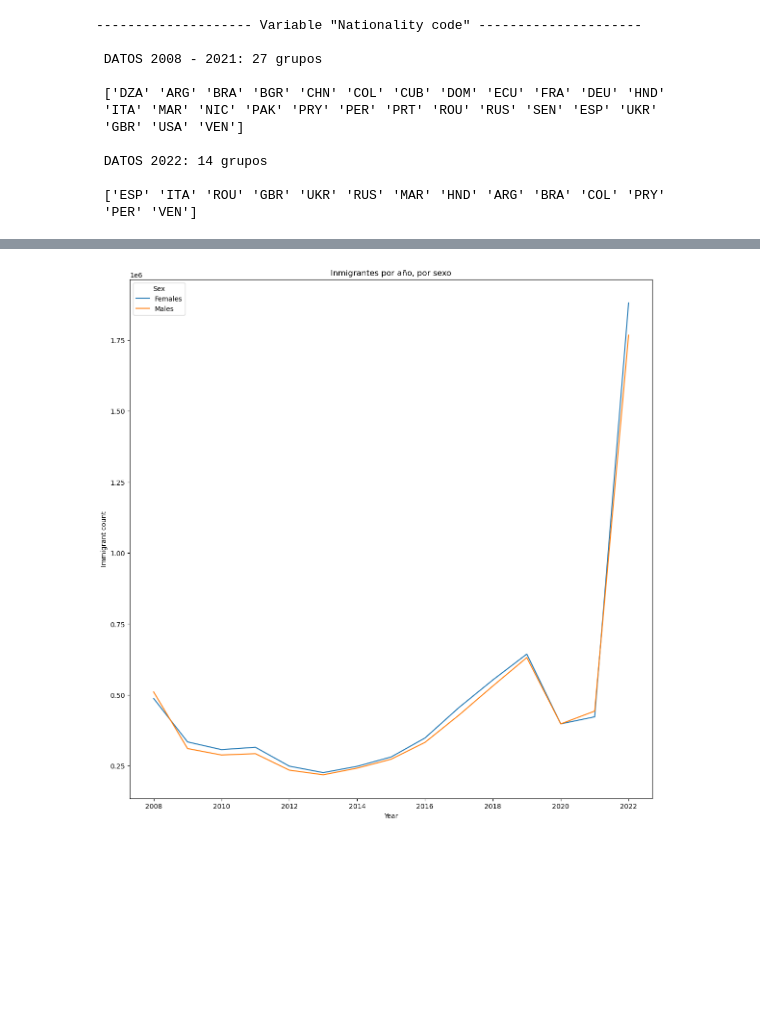
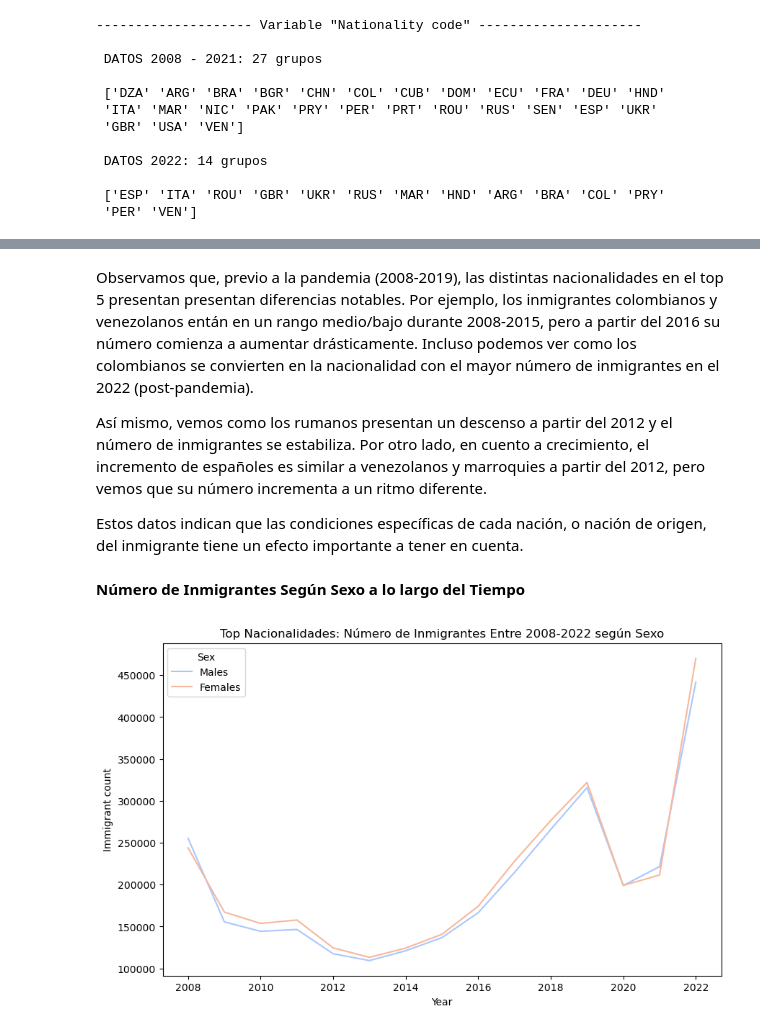
Before and after one commit to ERIDEZ/IFM_TMF, a Jupyter notebook: Notebooks y scripts/Trabajo archivo 24287.ipynb, the cells around one changed output, grey strips where cells are left out. Drawn from its saved outputs; the diff is of its cells as text; code cells hidden in the pictures; blank space fills up the shorter version.

```diff
--- a/Notebooks y scripts/Trabajo archivo 24287.ipynb
+++ b/Notebooks y scripts/Trabajo archivo 24287.ipynb
@@ -105,7 +104,8 @@ df_0821.Total.replace(np.nan, 0, inplace = True)
 # Conversión de float a integer al ser datos de cuenta de inmigrantes
 df_0821.Total = df_0821.Total.astype(int)
 
-# Eliminar la variable "País de nacimiento" de df_2122
+# Filtrar y eliminar la variable "País de nacimiento" de df_2122
+df_2122 = df_2122[df_2122["País de nacimiento"] == "Total"]
 df_2122.drop("País de nacimiento", axis = 1, inplace = True)
 
 # Crear df con solo datos del año 2022
@@ -715,7 +770,19 @@ data_por_sexo = df[df['Sex'] != 'Both'].groupby(['Year', 'Sex'])['Immigrant coun
+# %% [markdown]
+Observamos que, previo a la pandemia (2008-2019), las distintas nacionalidades en el top 5 presentan presentan diferencias notables. Por ejemplo, los inmigrantes colombianos y venezolanos entán en un rango medio/bajo durante 2008-2015, pero a partir del 2016 su número comienza a aumentar drásticamente. Incluso podemos ver como los colombianos se convierten en la nacionalidad con el mayor número de inmigrantes en el 2022 (post-pandemia).
+
+Así mismo, vemos como los rumanos presentan un descenso a partir del 2012 y el número de inmigrantes se estabiliza. Por otro lado, en cuento a crecimiento, el incremento de españoles es similar a venezolanos y marroquies a partir del 2012, pero vemos que su número incrementa a un ritmo diferente.
+
+Estos datos indican que las condiciones específicas de cada nación, o nación de origen, del inmigrante tiene un efecto importante a tener en cuenta.
+# %% [markdown]
+**Número de Inmigrantes Según Sexo a lo largo del Tiempo**
 # %%
-plt.figure(figsize=(14, 14))
-sns.lineplot(data=data_por_sexo, x='Year', y='Immigrant count', hue='Sex')
-plt.title('Inmigrantes por año, por sexo')
+# Filrar, agrupar por año/sexo y obtener suma total
+data_por_sexo = df[(df['Sex'] != 'Both') & (df["Age group"] != "All")].groupby(['Year', 'Sex'])['Immigrant count'].sum().reset_index()
+
+# Graficar cantidad de inmigrantes hombres y mujeres desde 2008 hasta 2022
+plt.figure(figsize=(10, 6))
+sns.lineplot(data=data_por_sexo.sort_values('Sex', ascending = False), x='Year', y='Immigrant count', hue='Sex', palette = "coolwarm")
+plt.title('Top Nacionalidades: Número de Inmigrantes Entre 2008-2022 según Sexo')
 plt.show()
 # %% [output]
-[figure, old version]
+[figure, new version]
```
Also changed, not shown: parts of 69 cells of this notebook.
